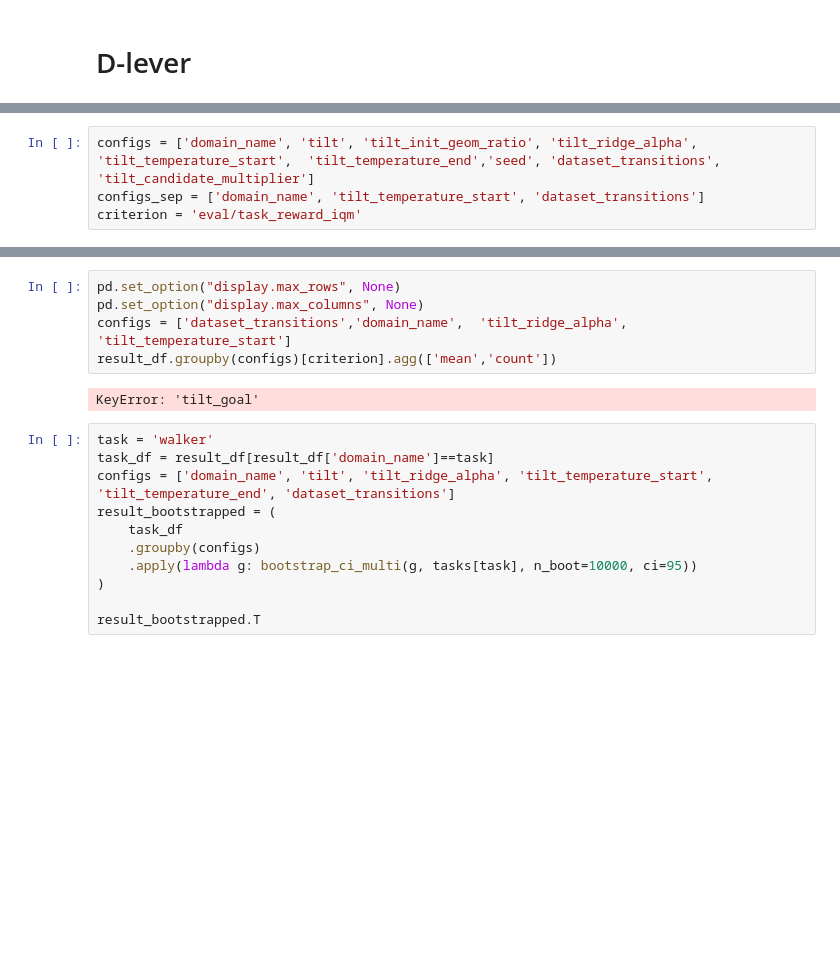
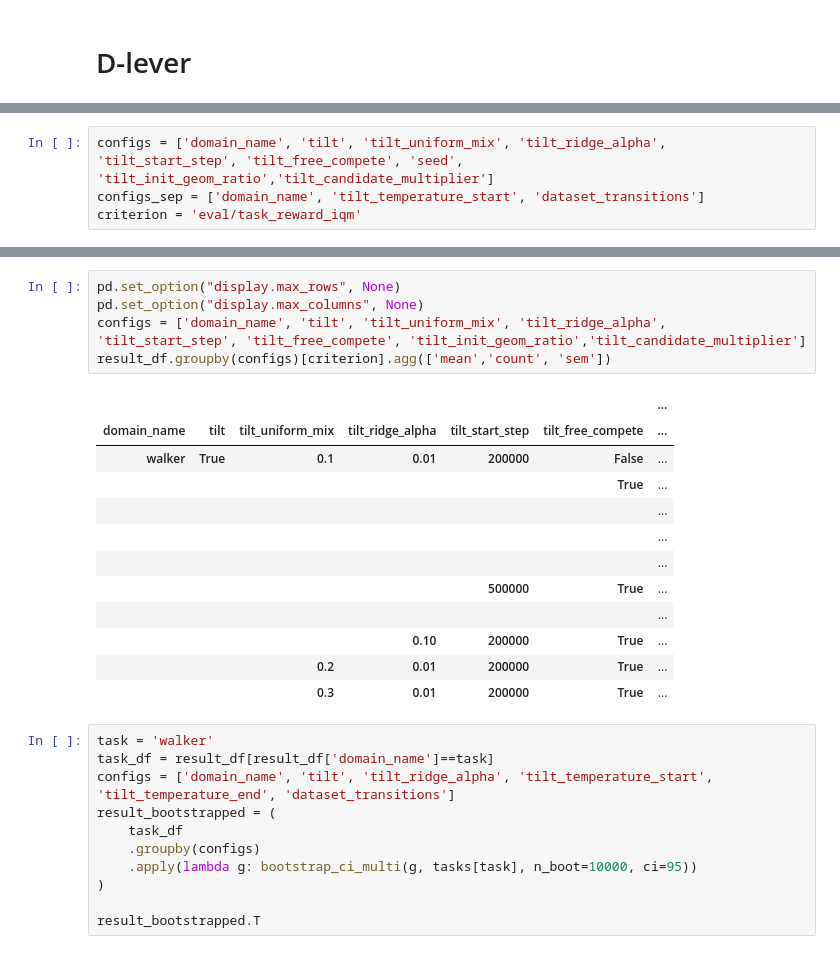
Before and after one commit to Giho-Kim/note, a Jupyter notebook: D-LEVER-FB.ipynb, the cells around one changed output, grey strips where cells are left out. Saved outputs shown, nothing was run; the diff lists cells and outputs as text; blank space fills up the shorter version.

```diff
--- a/D-LEVER-FB.ipynb
+++ b/D-LEVER-FB.ipynb
@@ -84,5 +84,5 @@ project
 # %%
-configs = ['domain_name', 'tilt', 'tilt_init_geom_ratio', 'tilt_ridge_alpha', 'tilt_temperature_start',  'tilt_temperature_end','seed', 'dataset_transitions', 'tilt_candidate_multiplier']
+configs = ['domain_name', 'tilt', 'tilt_uniform_mix', 'tilt_ridge_alpha', 'tilt_start_step', 'tilt_free_compete', 'seed', 'tilt_init_geom_ratio','tilt_candidate_multiplier']
 configs_sep = ['domain_name', 'tilt_temperature_start', 'dataset_transitions']
 criterion = 'eval/task_reward_iqm'
 # %%
@@ -157,10 +157,21 @@ result_df = pd.DataFrame(rows)
 # %%
 pd.set_option("display.max_rows", None)
 pd.set_option("display.max_columns", None)
-configs = ['dataset_transitions','domain_name',  'tilt_ridge_alpha', 'tilt_temperature_start']
-result_df.groupby(configs)[criterion].agg(['mean','count'])
+configs = ['domain_name', 'tilt', 'tilt_uniform_mix', 'tilt_ridge_alpha', 'tilt_start_step', 'tilt_free_compete', 'tilt_init_geom_ratio','tilt_candidate_multiplier']
+result_df.groupby(configs)[criterion].agg(['mean','count', 'sem'])
 # %% [output]
-KeyError: 'tilt_goal'
+|  |  |  |  |  |  | ... |
+| domain_name | tilt | tilt_uniform_mix | tilt_ridge_alpha | tilt_start_step | tilt_free_compete | ... |
+| walker | True | 0.1 | 0.01 | 200000 | False | ... |
+|  |  |  |  |  | True | ... |
+|  |  |  |  |  |  | ... |
+|  |  |  |  |  |  | ... |
+|  |  |  |  |  |  | ... |
+|  |  |  |  | 500000 | True | ... |
+|  |  |  |  |  |  | ... |
+|  |  |  | 0.10 | 200000 | True | ... |
+|  |  | 0.2 | 0.01 | 200000 | True | ... |
+|  |  | 0.3 | 0.01 | 200000 | True | ... |
 # %%
 task = 'walker'
 task_df = result_df[result_df['domain_name']==task]
```
Also changed, not shown: parts of 2 cells of this notebook, 4 other files.
